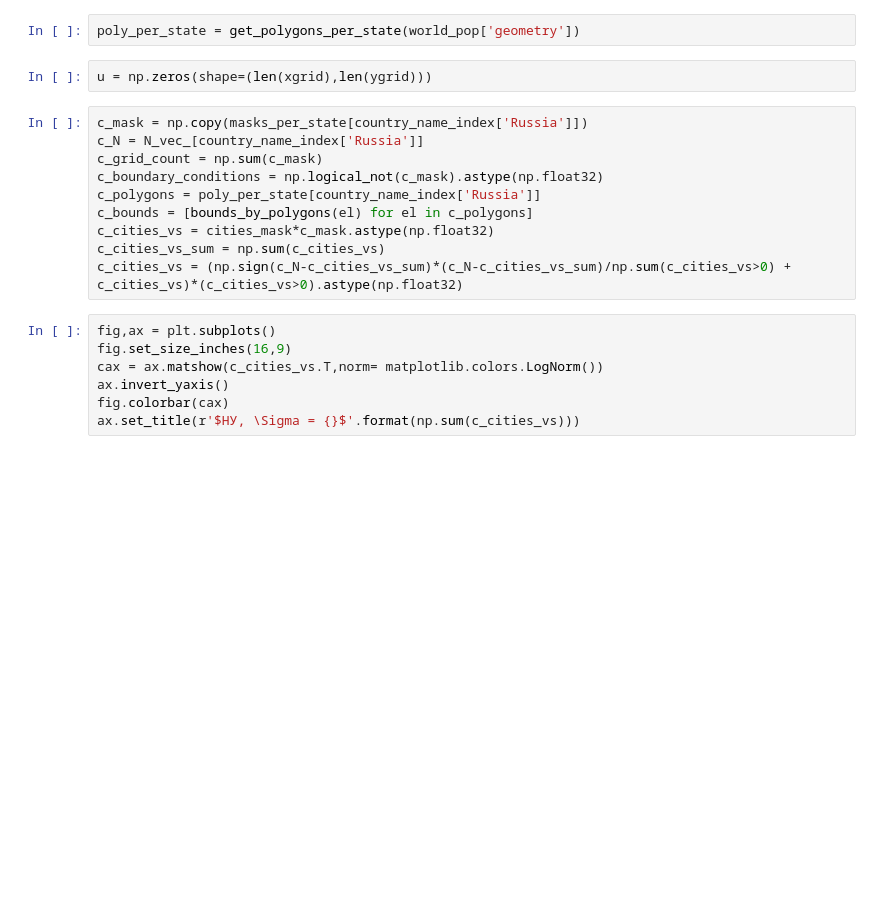
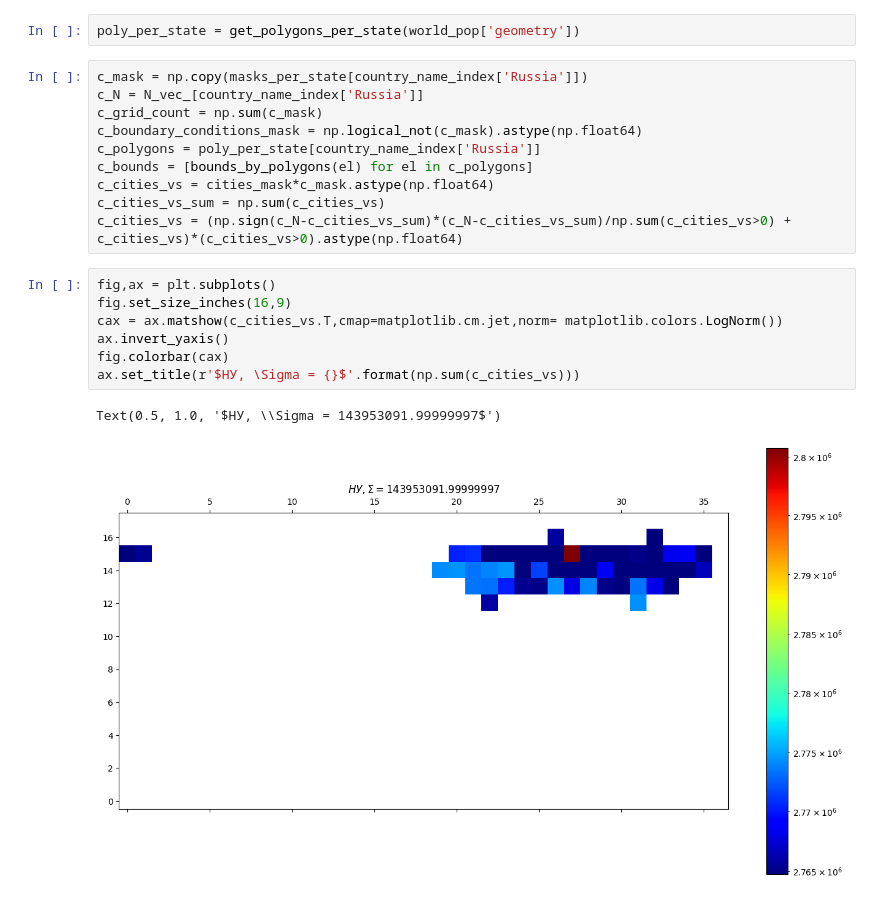
Before and after one commit to RepnikovPavel/GlobalDynamics, a Jupyter notebook: code.ipynb, the cells around one changed output. Saved outputs shown, nothing was run; the diff lists cells and outputs as text; blank space fills up the shorter version.

```diff
--- a/code.ipynb
+++ b/code.ipynb
@@ -107,24 +119,25 @@ fig.colorbar(cax)
 # %%
 poly_per_state = get_polygons_per_state(world_pop['geometry'])
-# %%
-u = np.zeros(shape=(len(xgrid),len(ygrid)))
 # %%
 c_mask = np.copy(masks_per_state[country_name_index['Russia']])
 c_N = N_vec_[country_name_index['Russia']]
 c_grid_count = np.sum(c_mask)
-c_boundary_conditions = np.logical_not(c_mask).astype(np.float32)
+c_boundary_conditions_mask = np.logical_not(c_mask).astype(np.float64)
 c_polygons = poly_per_state[country_name_index['Russia']]
 c_bounds = [bounds_by_polygons(el) for el in c_polygons]
-c_cities_vs = cities_mask*c_mask.astype(np.float32)
+c_cities_vs = cities_mask*c_mask.astype(np.float64)
 c_cities_vs_sum = np.sum(c_cities_vs)
-c_cities_vs = (np.sign(c_N-c_cities_vs_sum)*(c_N-c_cities_vs_sum)/np.sum(c_cities_vs>0) + c_cities_vs)*(c_cities_vs>0).astype(np.float32)
+c_cities_vs = (np.sign(c_N-c_cities_vs_sum)*(c_N-c_cities_vs_sum)/np.sum(c_cities_vs>0) + c_cities_vs)*(c_cities_vs>0).astype(np.float64)
 # %%
 fig,ax = plt.subplots()
 fig.set_size_inches(16,9)
-cax = ax.matshow(c_cities_vs.T,norm= matplotlib.colors.LogNorm())
+cax = ax.matshow(c_cities_vs.T,cmap=matplotlib.cm.jet,norm= matplotlib.colors.LogNorm())
 ax.invert_yaxis()
 fig.colorbar(cax)
 ax.set_title(r'$НУ, \Sigma = {}$'.format(np.sum(c_cities_vs)))
+# %% [output]
+Text(0.5, 1.0, '$НУ, \\Sigma = 143953091.99999997$')
+[figure, added]
 # %%
 fig,ax = plt.subplots()
 fig.set_size_inches(16,9)
```
Also changed, not shown: parts of 16 cells of this notebook, 6 other files.
